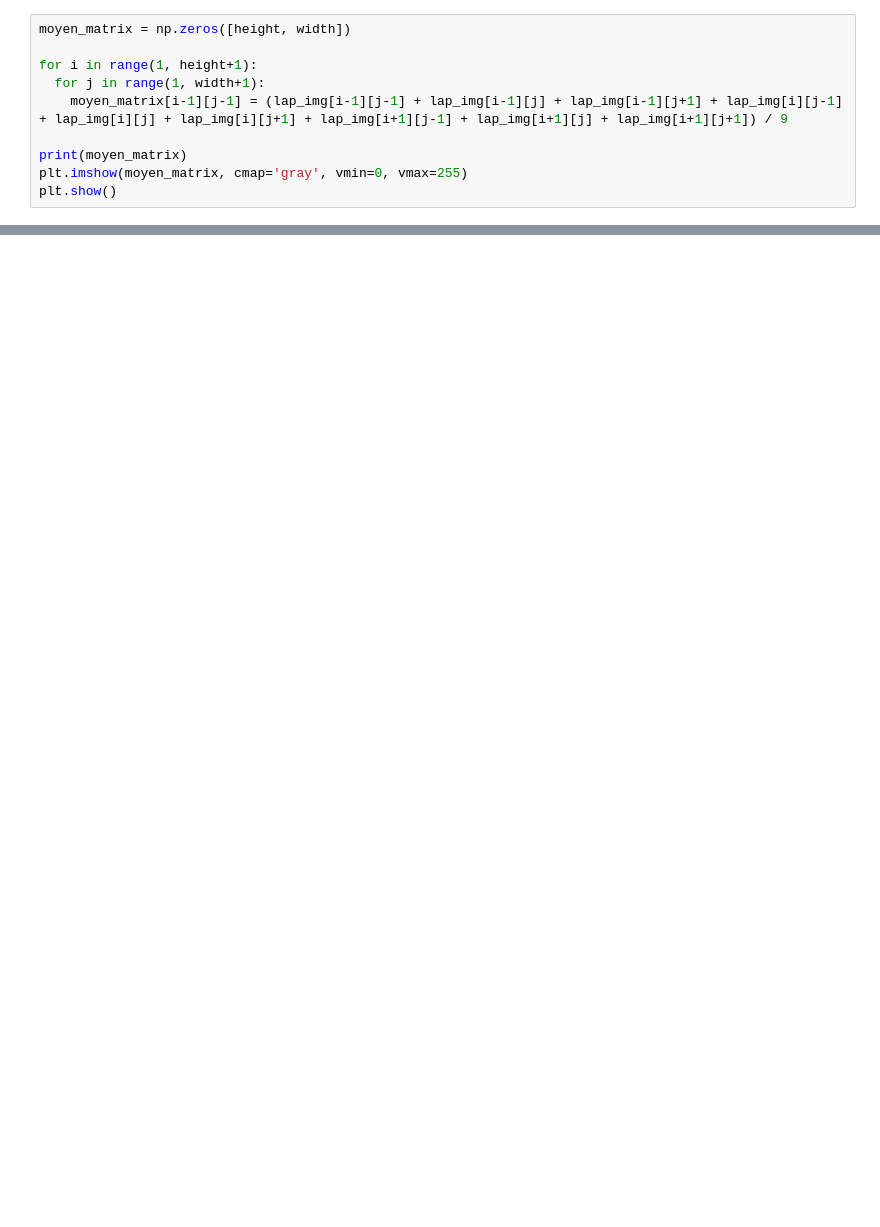
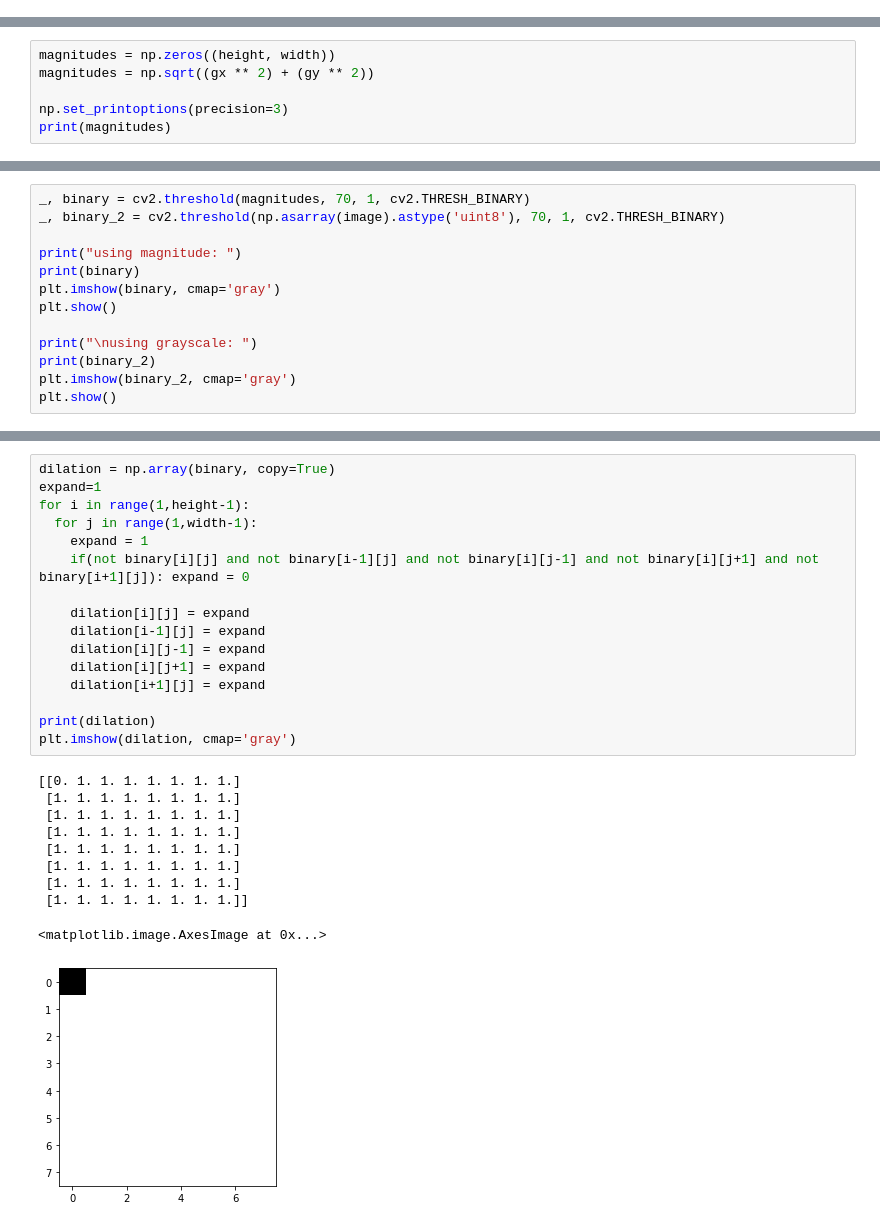
Before and after one commit to 4Nuster/TAIV, a Jupyter notebook: TP2/TP2_Exo2.ipynb, the cells around one changed output, grey strips where cells are left out. Drawn from its saved outputs; the diff is of its cells as text; blank space fills up the shorter version.

```diff
--- a/TP2/TP2_Exo2.ipynb
+++ b/TP2/TP2_Exo2.ipynb
@@ -395,10 +0,0 @@ plt.show()
-# %%
-moyen_matrix = np.zeros([height, width])
-
-for i in range(1, height+1):
-  for j in range(1, width+1):
-    moyen_matrix[i-1][j-1] = (lap_img[i-1][j-1] + lap_img[i-1][j] + lap_img[i-1][j+1] + lap_img[i][j-1] + lap_img[i][j] + lap_img[i][j+1] + lap_img[i+1][j-1] + lap_img[i+1][j] + lap_img[i+1][j+1]) / 9
-
-print(moyen_matrix)
-plt.imshow(moyen_matrix, cmap='gray', vmin=0, vmax=255)
-plt.show()
@@ -472,0 +83,6 @@ plt.show()
+# %%
+magnitudes = np.zeros((height, width))
+magnitudes = np.sqrt((gx ** 2) + (gy ** 2))
+
+np.set_printoptions(precision=3)
+print(magnitudes)
@@ -472,0 +118,13 @@ plt.show()
+# %%
+_, binary = cv2.threshold(magnitudes, 70, 1, cv2.THRESH_BINARY)
+_, binary_2 = cv2.threshold(np.asarray(image).astype('uint8'), 70, 1, cv2.THRESH_BINARY)
+
+print("using magnitude: ")
+print(binary)
+plt.imshow(binary, cmap='gray')
+plt.show()
+
+print("\nusing grayscale: ")
+print(binary_2)
+plt.imshow(binary_2, cmap='gray')
+plt.show()
@@ -472,0 +160,27 @@ plt.show()
+# %%
+dilation = np.array(binary, copy=True)
+expand=1
+for i in range(1,height-1):
+  for j in range(1,width-1):
+    expand = 1
+    if(not binary[i][j] and not binary[i-1][j] and not binary[i][j-1] and not binary[i][j+1] and not binary[i+1][j]): expand = 0
+
+    dilation[i][j] = expand
+    dilation[i-1][j] = expand
+    dilation[i][j-1] = expand
+    dilation[i][j+1] = expand
+    dilation[i+1][j] = expand
+
+print(dilation)
+plt.imshow(dilation, cmap='gray')
+# %% [output]
+[[0. 1. 1. 1. 1. 1. 1. 1.]
+ [1. 1. 1. 1. 1. 1. 1. 1.]
+ [1. 1. 1. 1. 1. 1. 1. 1.]
+ [1. 1. 1. 1. 1. 1. 1. 1.]
+ [1. 1. 1. 1. 1. 1. 1. 1.]
+ [1. 1. 1. 1. 1. 1. 1. 1.]
+ [1. 1. 1. 1. 1. 1. 1. 1.]
+ [1. 1. 1. 1. 1. 1. 1. 1.]]
+<matplotlib.image.AxesImage at 0x...>
+[figure, added]
```
Also changed, not shown: parts of 62 cells of this notebook.
